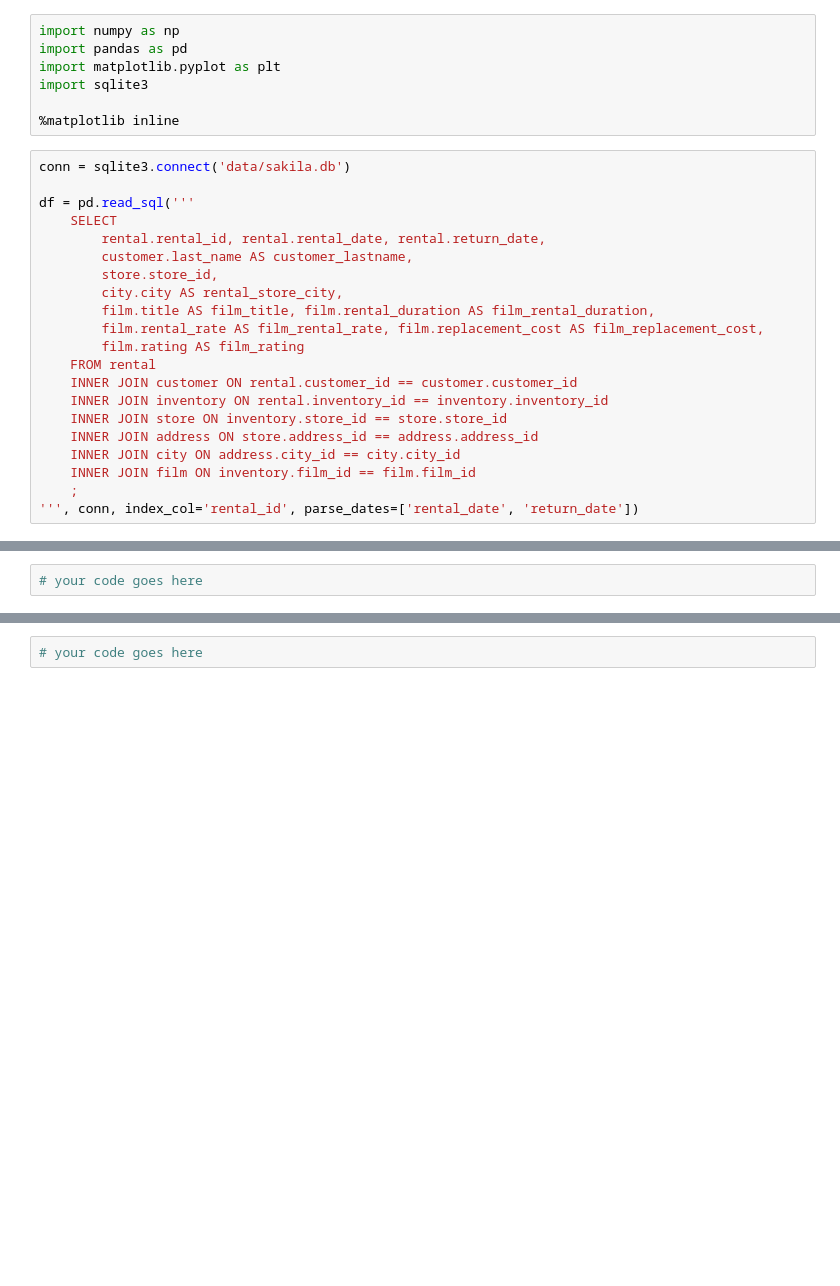
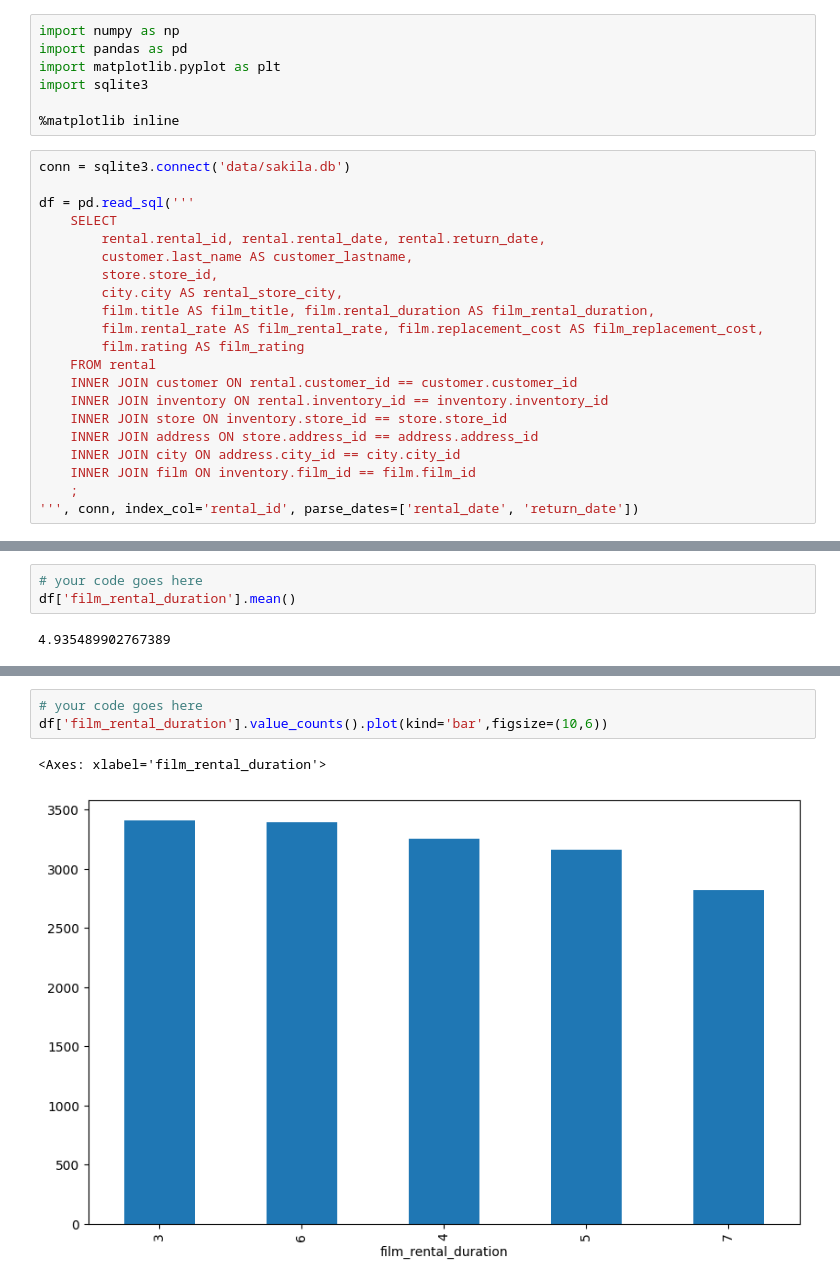
Before and after one commit to phamhoangf/python-datascience-course, a Jupyter notebook: python-datascience-course/week_ (1)/Exercises_2.ipynb, the cells around one changed output, grey strips where cells are left out. Cells and saved outputs as stored; diff of their text form; blank space fills up the shorter version.

```diff
--- a/python-datascience-course/week_ (1)/Exercises_2.ipynb
+++ b/python-datascience-course/week_ (1)/Exercises_2.ipynb
@@ -50,6 +58,9 @@ df.head()
 ### What's the mean of `film_rental_duration`?
 # %%
 # your code goes here
+df['film_rental_duration'].mean()
+# %% [output]
+4.935489902767389
 # %% [markdown]
 ![green-divider](https://user-images.githubusercontent.com/7065401/52071924-c003ad80-2562-11e9-8297-1c6595f8a7ff.png)
 
@@ -58,6 +69,10 @@ df.head()
 Show a <b>bar plot</b> with all the durations.
 # %%
 # your code goes here
+df['film_rental_duration'].value_counts().plot(kind='bar',figsize=(10,6))
+# %% [output]
+<Axes: xlabel='film_rental_duration'>
+[figure, added]
 # %% [markdown]
 ![green-divider](https://user-images.githubusercontent.com/7065401/52071924-c003ad80-2562-11e9-8297-1c6595f8a7ff.png)
 
```
Also changed, not shown: parts of 22 cells of this notebook, 1 other file.
